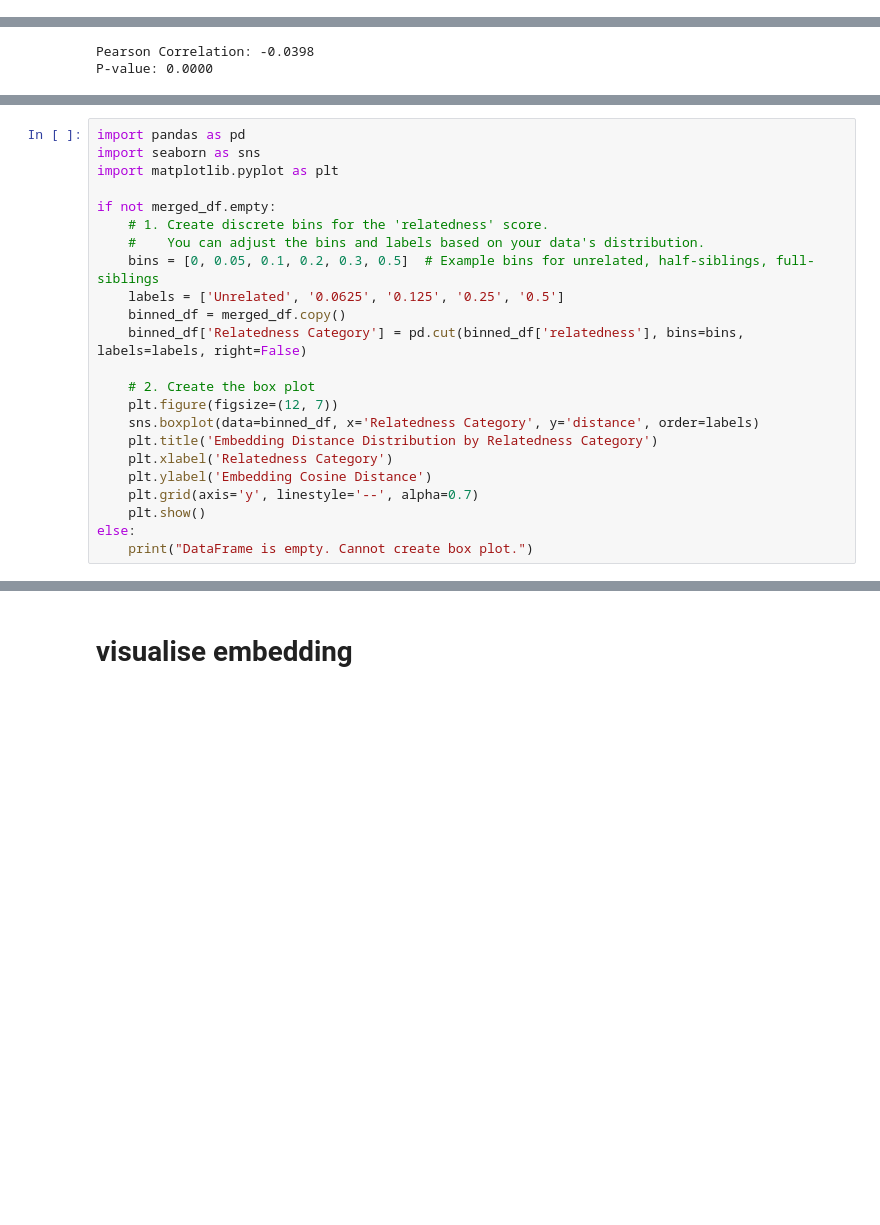
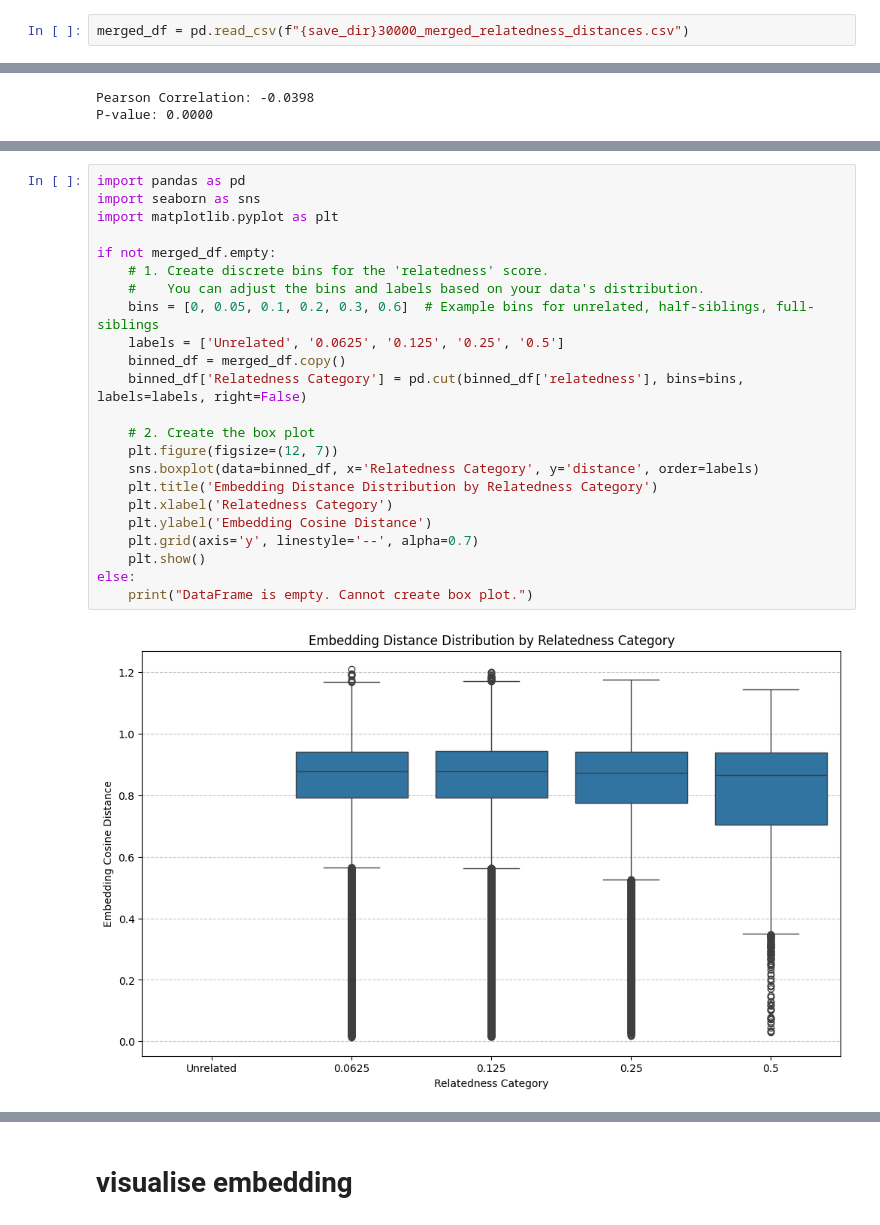
Before and after one commit to ash2d/wildlife-tools, a Jupyter notebook: exploring/relatedness_embeddings.ipynb, the cells around one changed output, grey strips where cells are left out. Saved outputs shown, nothing was run; the diff lists cells and outputs as text; blank space fills up the shorter version.

```diff
--- a/exploring/relatedness_embeddings.ipynb
+++ b/exploring/relatedness_embeddings.ipynb
@@ -327,3 +372,5 @@ merged_df.to_csv(f"{save_dir}30000_merged_relatedness_distances.csv", index=Fals
+# %%
+merged_df = pd.read_csv(f"{save_dir}30000_merged_relatedness_distances.csv")
 # %%
 print(len(merged_df))
 merged_df.head()
@@ -376,23 +424,25 @@ P-value: 0.00000
 # %%
 import pandas as pd
 import seaborn as sns
 import matplotlib.pyplot as plt
 
 if not merged_df.empty:
     # 1. Create discrete bins for the 'relatedness' score.
     #    You can adjust the bins and labels based on your data's distribution.
-    bins = [0, 0.05, 0.1, 0.2, 0.3, 0.5]  # Example bins for unrelated, half-siblings, full-siblings
+    bins = [0, 0.05, 0.1, 0.2, 0.3, 0.6]  # Example bins for unrelated, half-siblings, full-siblings
     labels = ['Unrelated', '0.0625', '0.125', '0.25', '0.5']
     binned_df = merged_df.copy()
     binned_df['Relatedness Category'] = pd.cut(binned_df['relatedness'], bins=bins, labels=labels, right=False)
 
     # 2. Create the box plot
     plt.figure(figsize=(12, 7))
     sns.boxplot(data=binned_df, x='Relatedness Category', y='distance', order=labels)
     plt.title('Embedding Distance Distribution by Relatedness Category')
     plt.xlabel('Relatedness Category')
     plt.ylabel('Embedding Cosine Distance')
     plt.grid(axis='y', linestyle='--', alpha=0.7)
     plt.show()
 else:
     print("DataFrame is empty. Cannot create box plot.")
+# %% [output]
+[figure, added]
```
Also changed, not shown: parts of 13 cells of this notebook.
